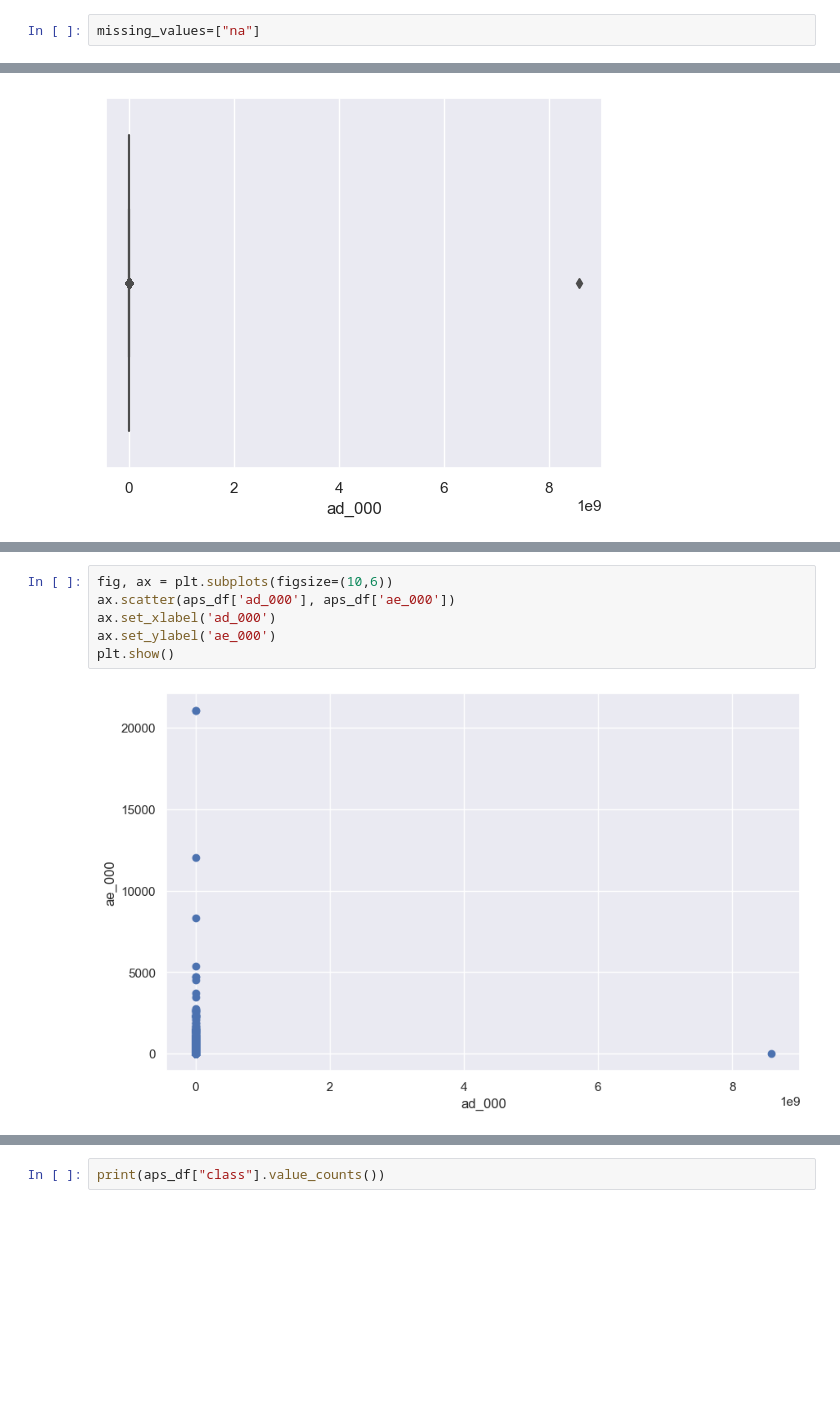
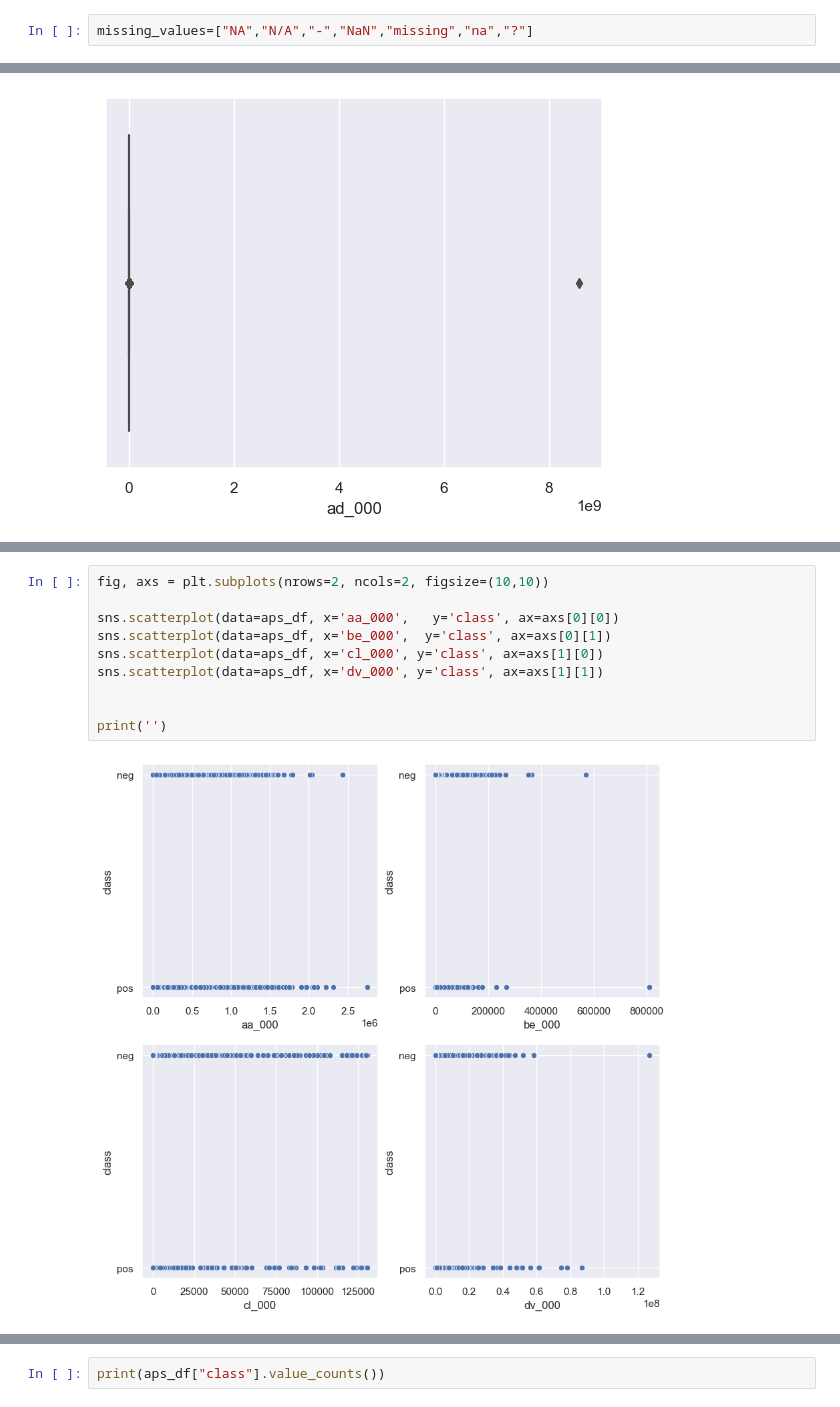
Before and after one commit to Sba23037/CristinaPriolo_DPrepHDip_CA1, a Jupyter notebook: CristinaPriolo_DPrepHDip_CA1.ipynb, the cells around one changed output, grey strips where cells are left out. Cells and saved outputs as stored; diff of their text form; blank space fills up the shorter version.

Commit message:
added more missing values
adjusted also the text and correct multiple typos

```diff
--- a/CristinaPriolo_DPrepHDip_CA1.ipynb
+++ b/CristinaPriolo_DPrepHDip_CA1.ipynb
@@ -155,7 +157,7 @@ aps_df["ad_000"].isnull().sum()
 # %% [markdown]
 I will identify now the missing values with the following:
 # %%
-missing_values=["na"]
+missing_values=["NA","N/A","-","NaN","missing","na","?"]
 # %%
 aps_df=pd.read_csv("aps_failure_set.csv", na_values=missing_values)
 # %% [markdown]
@@ -245,9 +239,13 @@ plt.show()
 # %%
-fig, ax = plt.subplots(figsize=(10,6))
-ax.scatter(aps_df['ad_000'], aps_df['ae_000'])
-ax.set_xlabel('ad_000')
-ax.set_ylabel('ae_000')
-plt.show()
+fig, axs = plt.subplots(nrows=2, ncols=2, figsize=(10,10))
+
+sns.scatterplot(data=aps_df, x='aa_000',   y='class', ax=axs[0][0])
+sns.scatterplot(data=aps_df, x='be_000',  y='class', ax=axs[0][1])
+sns.scatterplot(data=aps_df, x='cl_000', y='class', ax=axs[1][0])
+sns.scatterplot(data=aps_df, x='dv_000', y='class', ax=axs[1][1])
+
+
+print('')
 # %% [output]
-[figure, old version]
+[figure, new version]
 # %% [markdown]
```
Also changed, not shown: parts of 31 cells of this notebook.
